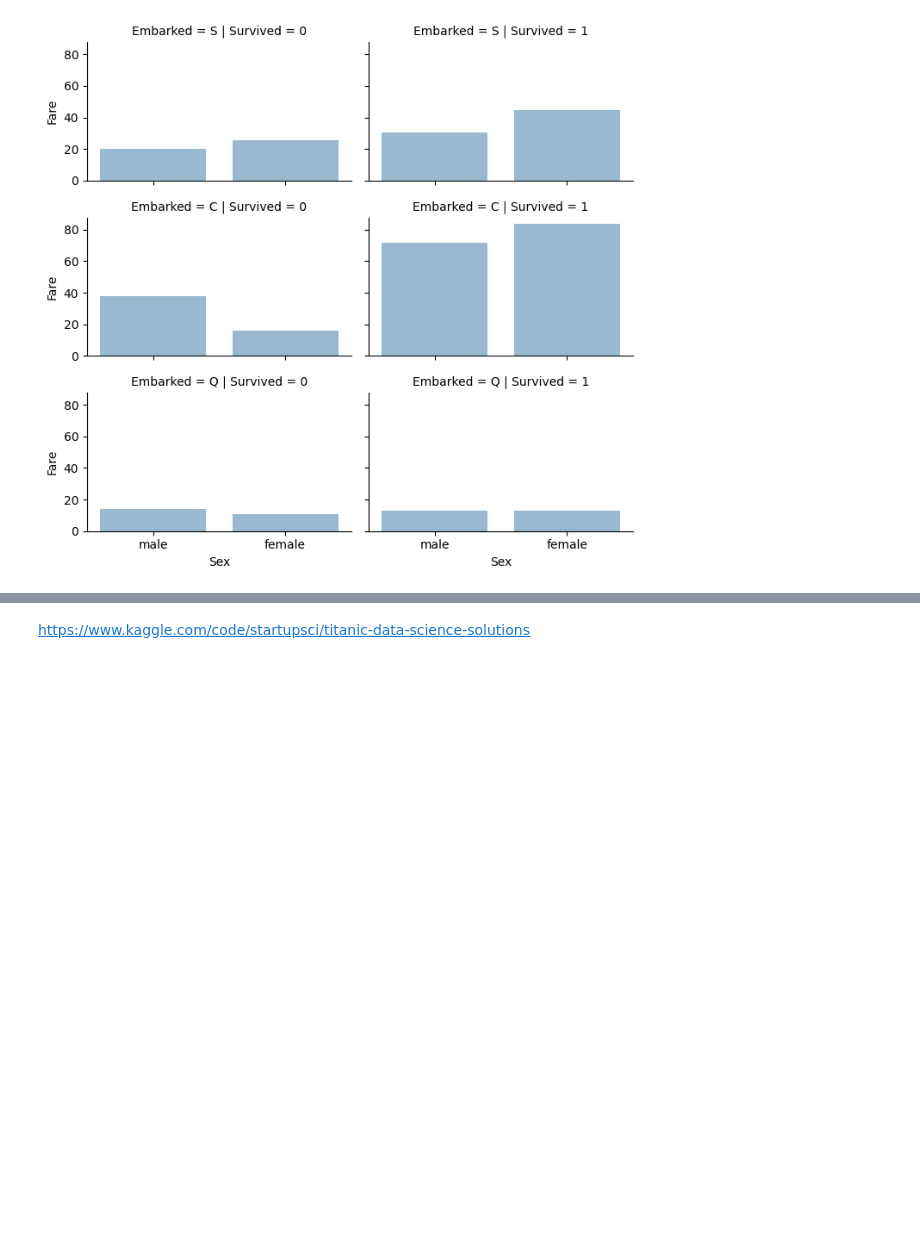
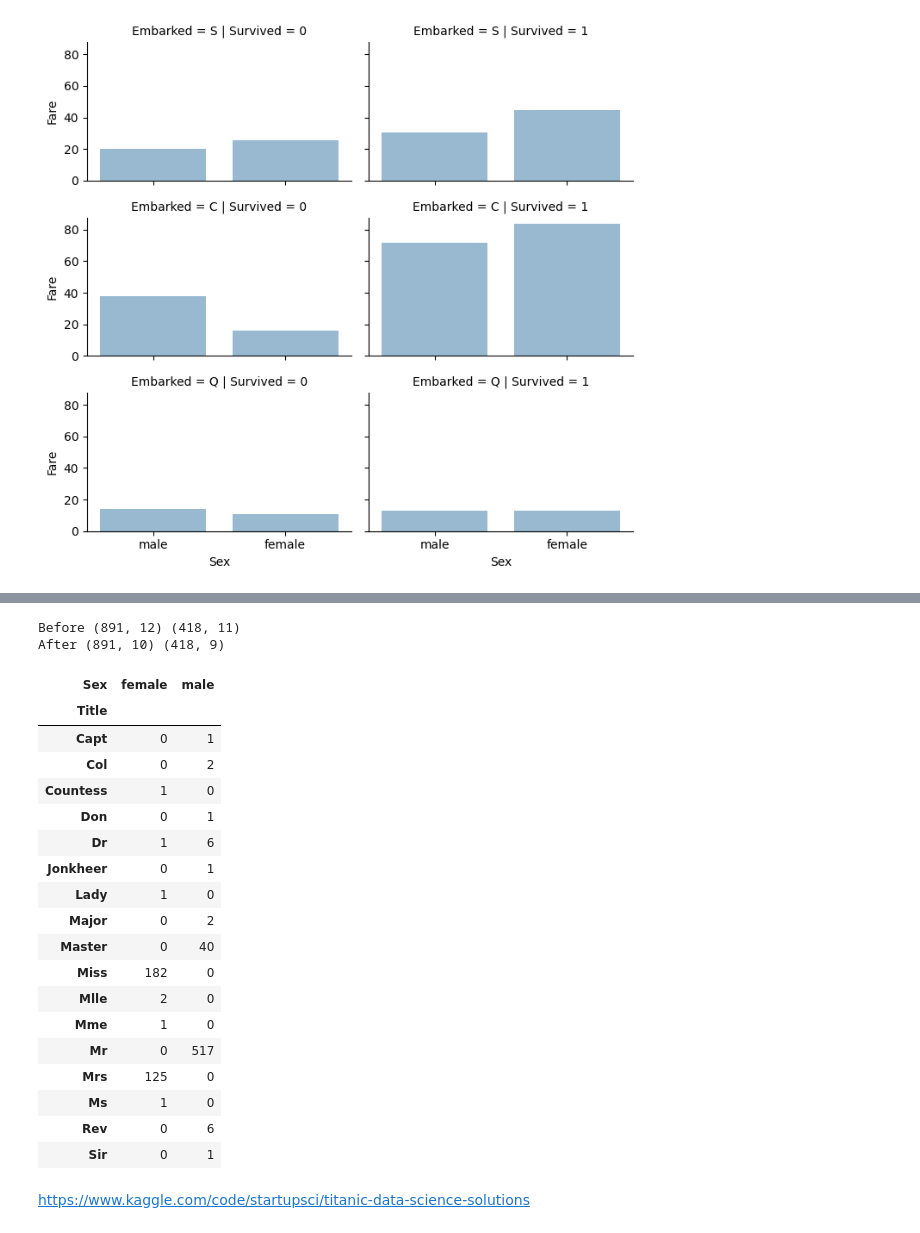
Before and after one commit to kim-bo-saeng/Data_analysis, a Jupyter notebook: titanic_classfication/titanic_analysis.ipynb, the cells around one changed output, grey strips where cells are left out. Saved outputs shown, nothing was run; the diff lists cells and outputs as text; code cells hidden in the pictures; blank space fills up the shorter version.

```diff
--- a/titanic_classfication/titanic_analysis.ipynb
+++ b/titanic_classfication/titanic_analysis.ipynb
@@ -305,2 +311,50 @@ grid.add_legend()
+# %%
+print('Before', train_df.shape,test_df.shape)
+train_df = train_df.drop(['Ticket','Cabin'],axis=1)
+test_df = test_df.drop(['Ticket','Cabin'],axis=1)
+print('After', train_df.shape,test_df.shape)
+# %% [output]
+Before (891, 12) (418, 11)
+After (891, 10) (418, 9)
+# %%
+# 기존 데이터를 활용하여 새로운 특징 만들기
+# Name 특징에서 타이틀을 추출하여 타이틀과 생존율의 상관관계를 테스트한 후, Name과 PassengerId 특징을 삭제할지 분석해 보겠습니다.
+# 다음 코드는 정규 표현식을 사용하여 Title 특징을 추출합니다. RegEx 패턴 (\w+.)은 Name 특징 내에서 점 문자로 끝나는 첫 번째 단어와 일치합니다. expand=False 플래그는 DataFrame을 반환합니다.
+
+# [관찰사항]
+# Title, Age, Survived를 그래프로 나타내면 다음과 같은 관찰사항이 있습니다.
+# 대부분의 타이틀이 나이 그룹과 정확하게 일치합니다. 예를 들어, Master 타이틀의 평균 나이는 5세입니다.
+# 타이틀에 따른 나이 그룹의 생존율은 약간 다릅니다.
+# 일부 타이틀은 대부분 생존했거나(Mme, Lady, Sir) 생존하지 못했습니다(Don, Rev, Jonkheer).
+
+# [결정]
+# 우리는 모델 훈련을 위해 새로운 Title 특징을 유지하기로 결정했습니다.
+
+combine = [train_df, test_df]
+
+for dataset in combine:
+    dataset['Title'] = dataset.Name.str.extract(' ([A-Za-z]+)\.', expand=False)
+
+pd.crosstab(train_df['Title'], train_df['Sex'])
+# %% [output]
+| Sex | female | male |
+| Title |  |  |
+| Capt | 0 | 1 |
+| Col | 0 | 2 |
+| Countess | 1 | 0 |
+| Don | 0 | 1 |
+| Dr | 1 | 6 |
+| Jonkheer | 0 | 1 |
+| Lady | 1 | 0 |
+| Major | 0 | 2 |
+| Master | 0 | 40 |
+| Miss | 182 | 0 |
+| Mlle | 2 | 0 |
+| Mme | 1 | 0 |
+| Mr | 0 | 517 |
+| Mrs | 125 | 0 |
+| Ms | 1 | 0 |
+| Rev | 0 | 6 |
+| Sir | 0 | 1 |
 # %% [markdown]
 https://www.kaggle.com/code/startupsci/titanic-data-science-solutions
```
Also changed, not shown: parts of 4 cells of this notebook.
